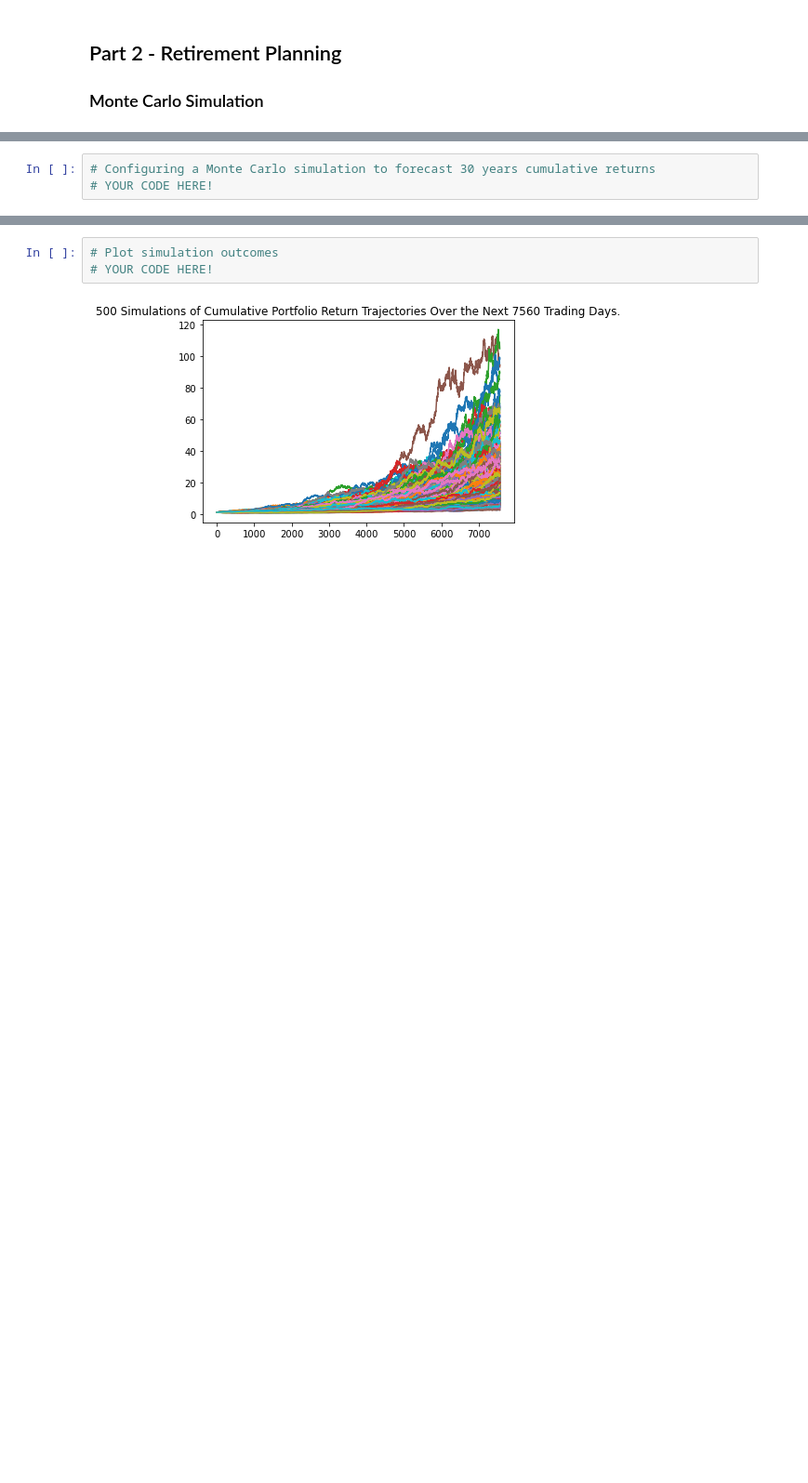
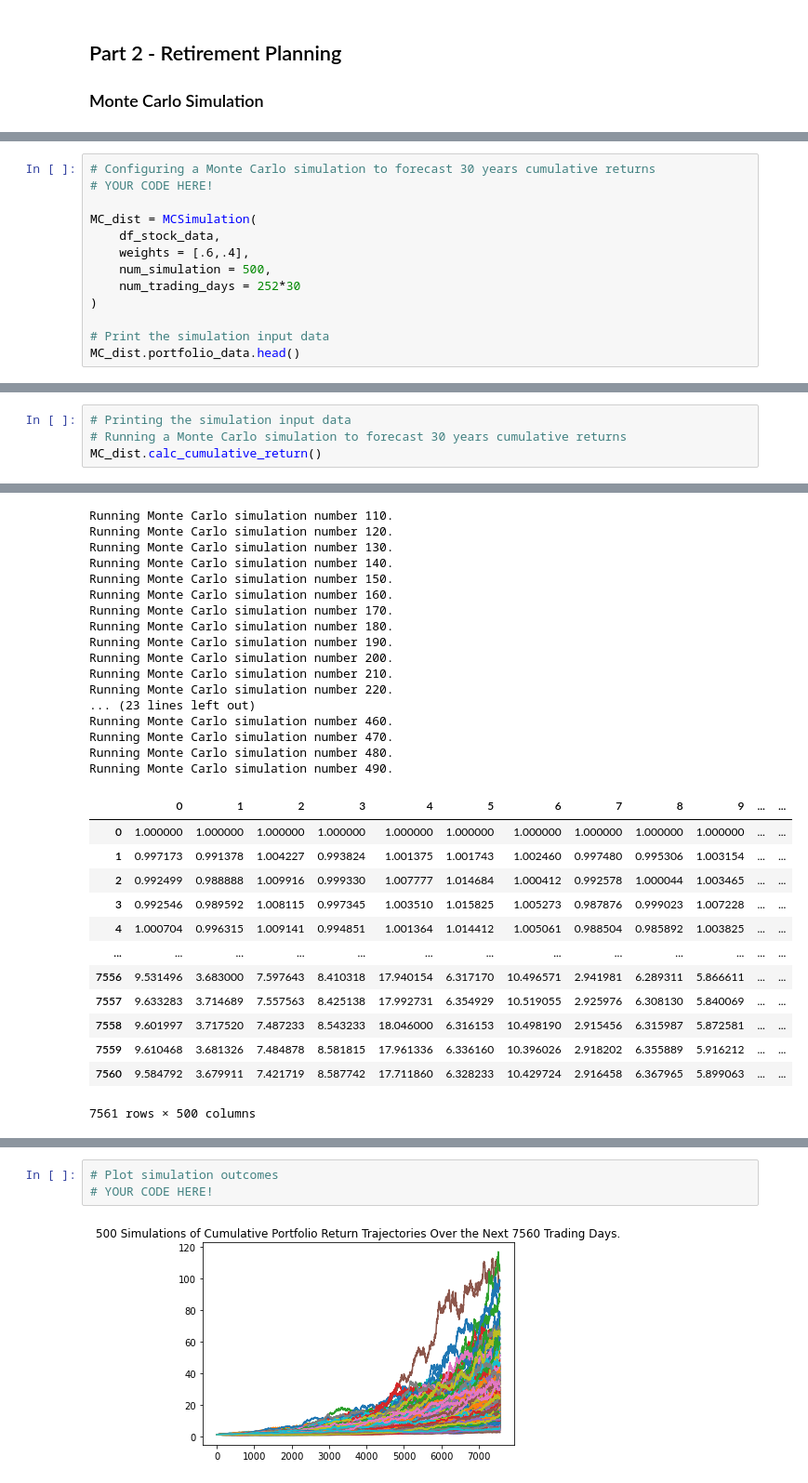
Before and after one commit to Valeriangrip/financial_planning, a Jupyter notebook: financial-planner.ipynb, the cells around one changed output, grey strips where cells are left out. Shown: that part at 93% size. Cells and saved outputs as stored; diff of their text form; blank space fills up the shorter version.

Commit message:
completed 500 simulation for spy and agg

```diff
--- a/financial-planner.ipynb
+++ b/financial-planner.ipynb
@@ -185,0 +198,13 @@ df_stock_data.head()
+# %%
+# Configuring a Monte Carlo simulation to forecast 30 years cumulative returns
+# YOUR CODE HERE!
+
+MC_dist = MCSimulation(
+    df_stock_data,
+    weights = [.6,.4],
+    num_simulation = 500,
+    num_trading_days = 252*30
+)
+
+# Print the simulation input data
+MC_dist.portfolio_data.head()
@@ -186,3 +220,5 @@ df_stock_data.head()
 # %%
-# Configuring a Monte Carlo simulation to forecast 30 years cumulative returns
-# YOUR CODE HERE!
+# Printing the simulation input data
+# Running a Monte Carlo simulation to forecast 30 years cumulative returns
+MC_dist.calc_cumulative_return()
+# %% [output]
@@ -188,0 +236,30 @@ df_stock_data.head()
+Running Monte Carlo simulation number 110.
+Running Monte Carlo simulation number 120.
+Running Monte Carlo simulation number 130.
+Running Monte Carlo simulation number 140.
+Running Monte Carlo simulation number 150.
+Running Monte Carlo simulation number 160.
+Running Monte Carlo simulation number 170.
+Running Monte Carlo simulation number 180.
+Running Monte Carlo simulation number 190.
+Running Monte Carlo simulation number 200.
+Running Monte Carlo simulation number 210.
+Running Monte Carlo simulation number 220.
+... (23 lines left out)
+Running Monte Carlo simulation number 460.
+Running Monte Carlo simulation number 470.
+Running Monte Carlo simulation number 480.
+Running Monte Carlo simulation number 490.
+|  | 0 | 1 | 2 | 3 | 4 | 5 | 6 | 7 | 8 | 9 | ... | ... |
+| 0 | 1.000000 | 1.000000 | 1.000000 | 1.000000 | 1.000000 | 1.000000 | 1.000000 | 1.000000 | 1.000000 | 1.000000 | ... | ... |
+| 1 | 0.997173 | 0.991378 | 1.004227 | 0.993824 | 1.001375 | 1.001743 | 1.002460 | 0.997480 | 0.995306 | 1.003154 | ... | ... |
+| 2 | 0.992499 | 0.988888 | 1.009916 | 0.999330 | 1.007777 | 1.014684 | 1.000412 | 0.992578 | 1.000044 | 1.003465 | ... | ... |
+| 3 | 0.992546 | 0.989592 | 1.008115 | 0.997345 | 1.003510 | 1.015825 | 1.005273 | 0.987876 | 0.999023 | 1.007228 | ... | ... |
+| 4 | 1.000704 | 0.996315 | 1.009141 | 0.994851 | 1.001364 | 1.014412 | 1.005061 | 0.988504 | 0.985892 | 1.003825 | ... | ... |
+| ... | ... | ... | ... | ... | ... | ... | ... | ... | ... | ... | ... | ... |
+| 7556 | 9.531496 | 3.683000 | 7.597643 | 8.410318 | 17.940154 | 6.317170 | 10.496571 | 2.941981 | 6.289311 | 5.866611 | ... | ... |
+| 7557 | 9.633283 | 3.714689 | 7.557563 | 8.425138 | 17.992731 | 6.354929 | 10.519055 | 2.925976 | 6.308130 | 5.840069 | ... | ... |
+| 7558 | 9.601997 | 3.717520 | 7.487233 | 8.543233 | 18.046000 | 6.316153 | 10.498190 | 2.915456 | 6.315987 | 5.872581 | ... | ... |
+| 7559 | 9.610468 | 3.681326 | 7.484878 | 8.581815 | 17.961336 | 6.336160 | 10.396026 | 2.918202 | 6.355889 | 5.916212 | ... | ... |
+| 7560 | 9.584792 | 3.679911 | 7.421719 | 8.587742 | 17.711860 | 6.328233 | 10.429724 | 2.916458 | 6.367965 | 5.899063 | ... | ... |
+7561 rows × 500 columns
```
Also changed, not shown: parts of 12 cells of this notebook.
